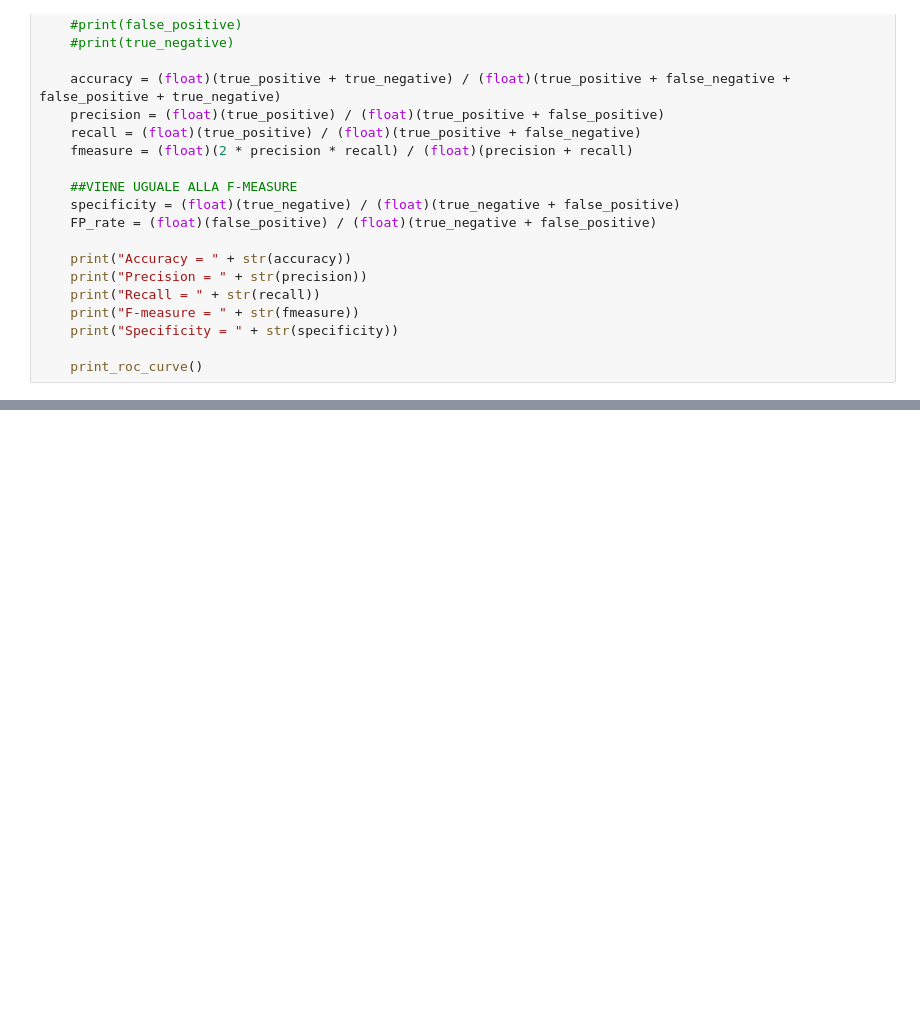
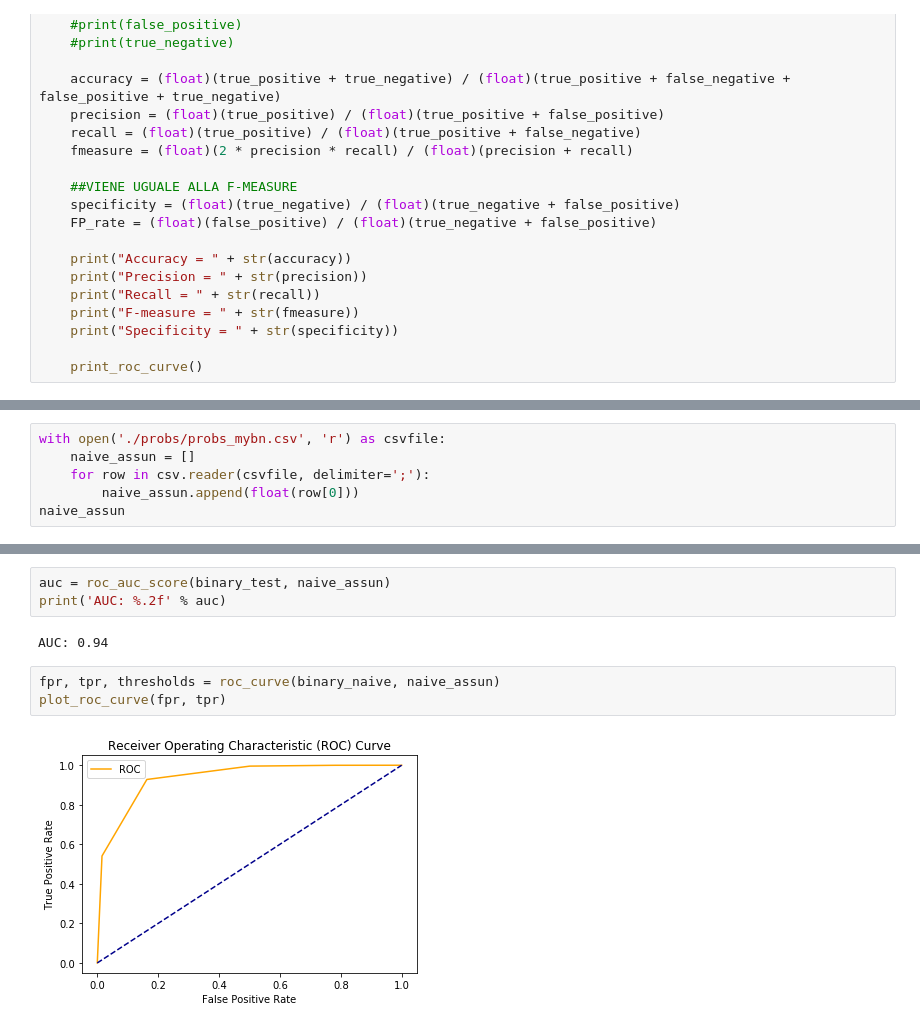
Before and after one commit to ricardoanibalmatamorosaragon/prediction_tripadvisor, a Jupyter notebook: confusion_matrix.ipynb, the cells around one changed output, grey strips where cells are left out. Saved outputs shown, nothing was run; the diff lists cells and outputs as text; blank space fills up the shorter version.

```diff
--- a/confusion_matrix.ipynb
+++ b/confusion_matrix.ipynb
@@ -219,0 +194,6 @@ Specificity = 0.846658566221
+# %%
+with open('./probs/probs_mybn.csv', 'r') as csvfile:
+    naive_assun = []
+    for row in csv.reader(csvfile, delimiter=';'):
+        naive_assun.append(float(row[0]))
+naive_assun
@@ -219,0 +218,10 @@ Specificity = 0.846658566221
+# %%
+auc = roc_auc_score(binary_test, naive_assun)
+print('AUC: %.2f' % auc)
+# %% [output]
+AUC: 0.94
+# %%
+fpr, tpr, thresholds = roc_curve(binary_naive, naive_assun)
+plot_roc_curve(fpr, tpr)
+# %% [output]
+[figure, added]
```
Also changed, not shown: parts of 9 cells of this notebook.
